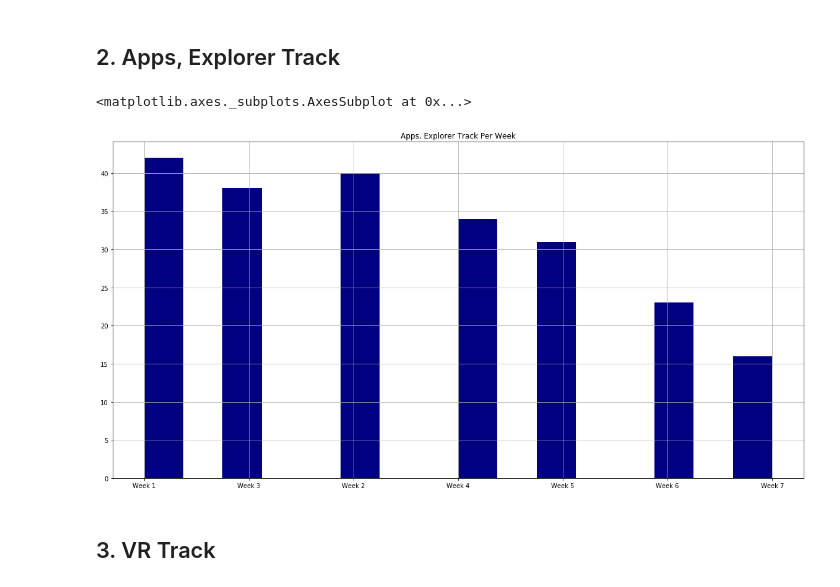
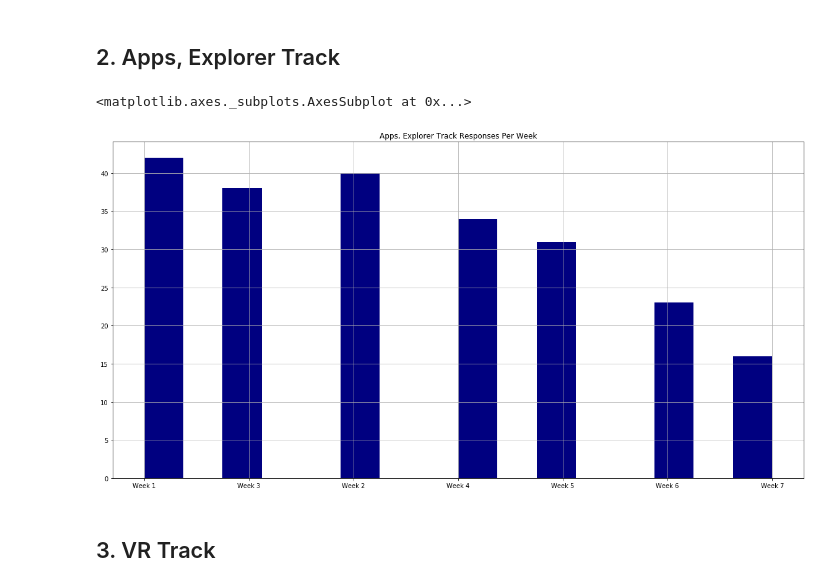
Before and after one commit to alannanoguchi/DS-1.1-Data-Analysis, a Jupyter notebook: Homework/Midterm_Project_ NPS_Data_Analysis.ipynb, the cells around one changed output. Drawn from its saved outputs; the diff is of its cells as text; code cells hidden in the pictures.

```diff
--- a/Homework/Midterm_Project_ NPS_Data_Analysis.ipynb
+++ b/Homework/Midterm_Project_ NPS_Data_Analysis.ipynb
@@ -313,12 +313,12 @@ apps_track_rating['Week'].hist(bins = 16, color='gold', figsize=(20, 10))
 # %% [markdown]
 ## 2. Apps, Explorer Track
 # %%
-plt.title('Apps, Explorer Track Per Week')
+plt.title('Apps, Explorer Track Responses Per Week')
 apps_explorer_track_rating = df[(df['Track'] == 'Apps, Explorer') & (df['Rating (Num)'] >= '0')]
 apps_explorer_track_rating['Week'].hist(bins = 16, color='navy', figsize=(20, 10))
 # %% [output]
 <matplotlib.axes._subplots.AxesSubplot at 0x...>
-[figure, old version]
+[figure, new version]
 # %% [markdown]
 ## 3. VR Track
 # %%
```
Also changed, not shown: parts of 10 cells of this notebook.
